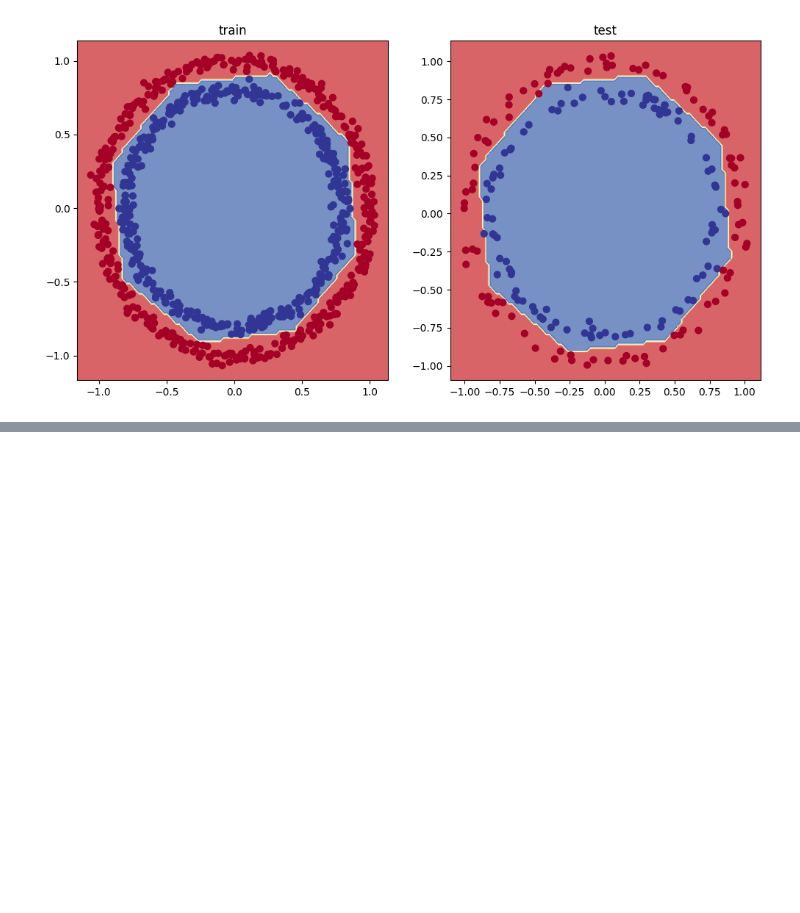
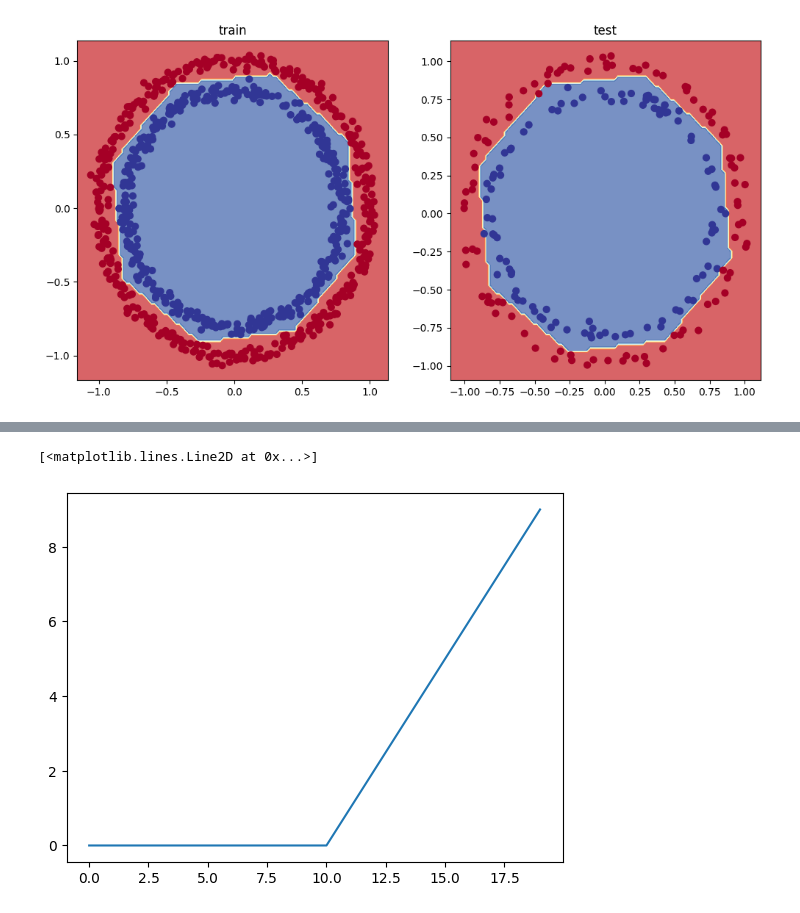
Before and after one commit to GreenCrimea/Learning-PyTorch, a Jupyter notebook: neural_network_classification.ipynb, the cells around one changed output, grey strips where cells are left out. Cells and saved outputs as stored; diff of their text form; code cells hidden in the pictures; blank space fills up the shorter version.

```diff
--- a/neural_network_classification.ipynb
+++ b/neural_network_classification.ipynb
@@ -604,0 +617,5 @@ plot_decision_boundary(model_4, X_test, Y_test)
+# %%
+plt.plot(torch.relu(A))
+# %% [output]
+[<matplotlib.lines.Line2D at 0x...>]
+[figure, added]
```
Also changed, not shown: parts of 6 cells of this notebook.
